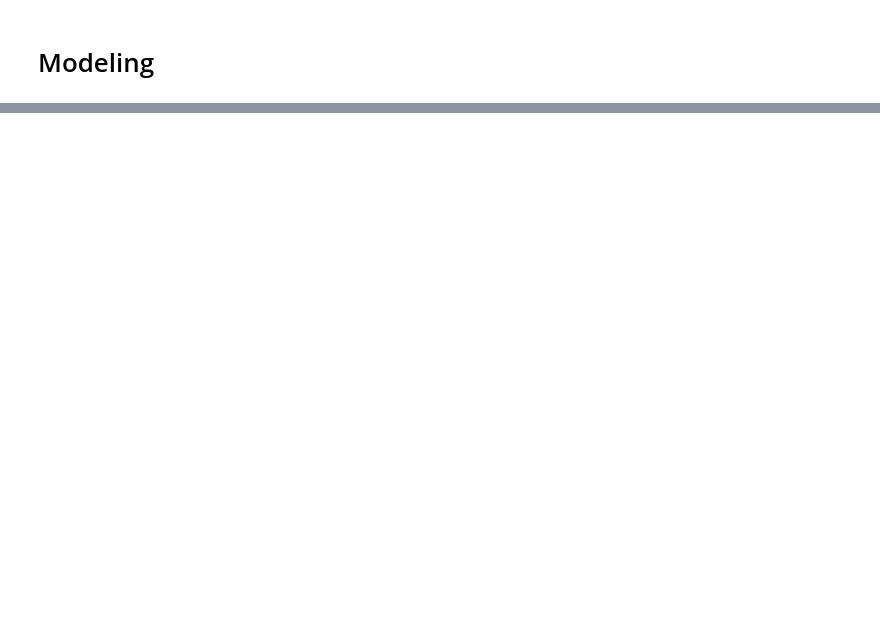
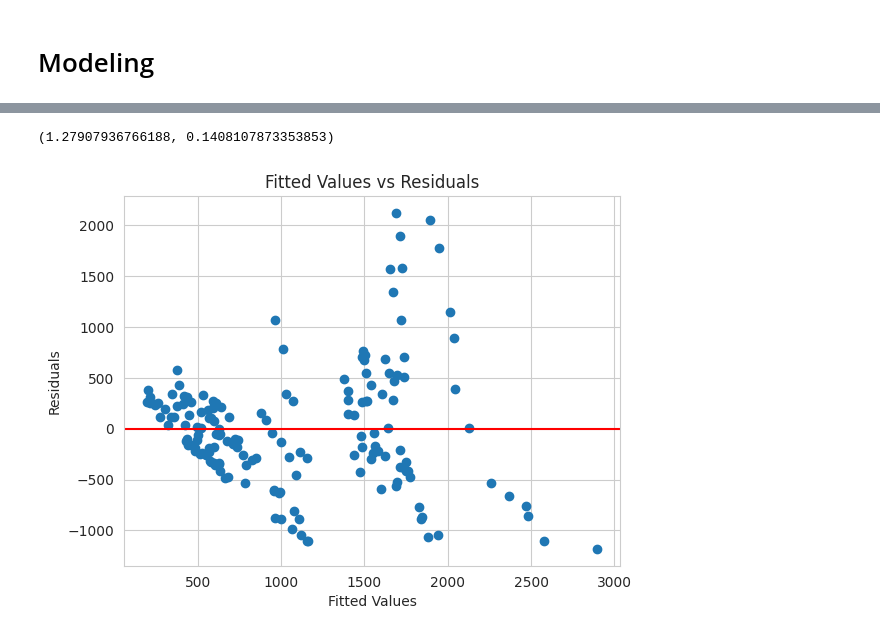
Before and after one commit to DiegoConce/CrimeAnalysis-HumanDataScience, a Jupyter notebook: Analysis.ipynb, the cells around one changed output, grey strips where cells are left out. Drawn from its saved outputs; the diff is of its cells as text; code cells hidden in the pictures; blank space fills up the shorter version.

Commit message:
Updated Theft Analysis

```diff
--- a/Analysis.ipynb
+++ b/Analysis.ipynb
@@ -110,8 +127,6 @@ regressor.score(X_test, y_test)
 # %%
-# ANOVA MODEL
-
-model = ols("theft ~ poverty + neet + education + income + inequity", data=df).fit()
-anova_table = sm.stats.anova_lm(model, typ=2)
-
-print(anova_table)
+X2 = sm.add_constant(df.drop(columns=["geo", "year", "theft"]))
+model = sm.OLS(y, X2)
+results = model.fit()
+print(results.summary())
 # %% [output]
@@ -173,0 +162,13 @@ ValueError: x and y must have same first dimension, but have shapes (162, 6) and
+# %%
+sm.stats.linear_rainbow(results)
+# %% [output]
+(1.27907936766188, 0.1408107873353853)
+# %%
+plt.scatter(results.fittedvalues, results.resid)
+plt.xlabel("Fitted Values")
+plt.ylabel("Residuals")
+plt.title("Fitted Values vs Residuals")
+plt.axhline(y=0, color="red")
+plt.show()
+# %% [output]
+[figure, added]
```
Also changed, not shown: parts of 13 cells of this notebook, 1 other file.
